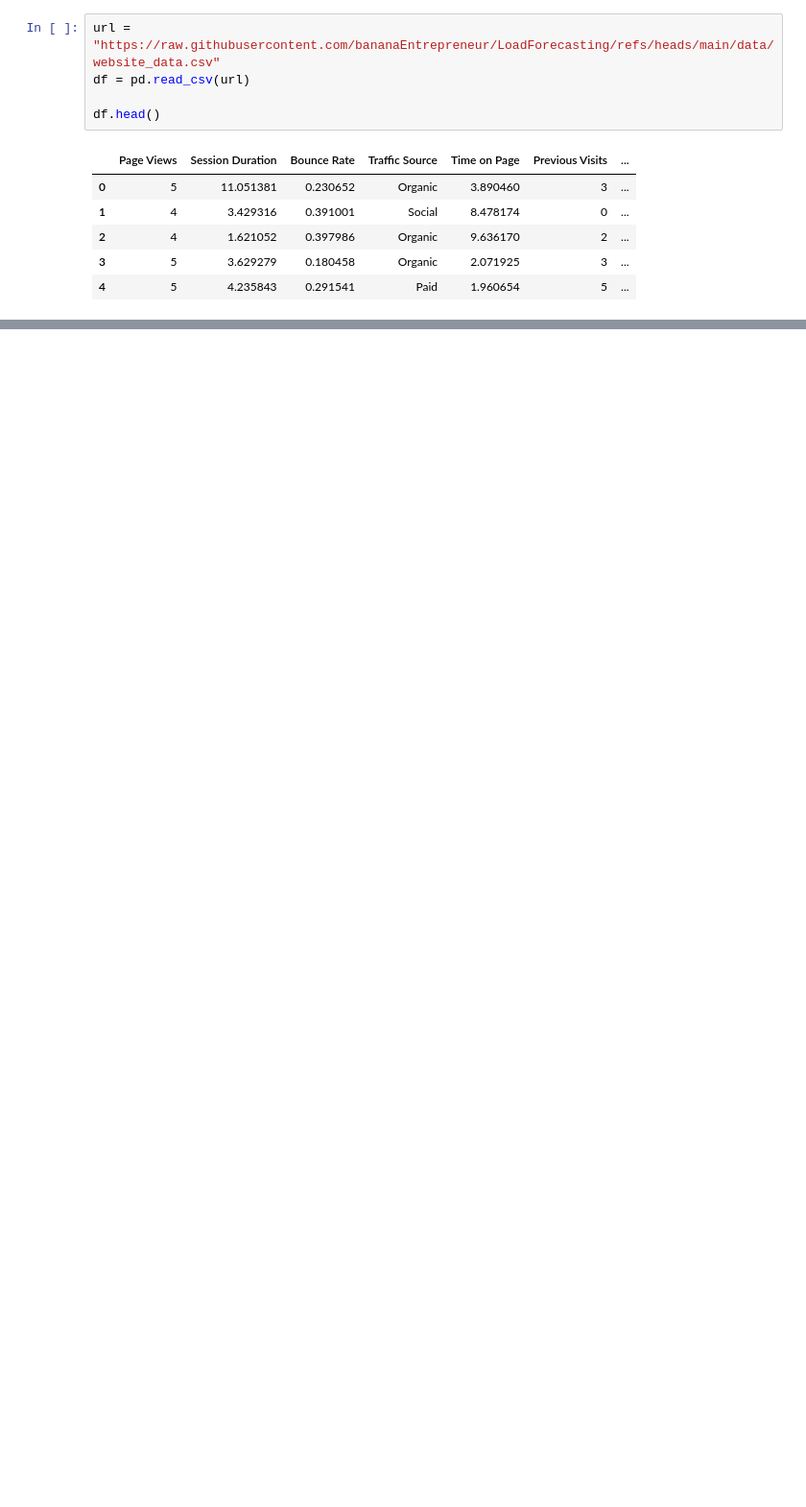
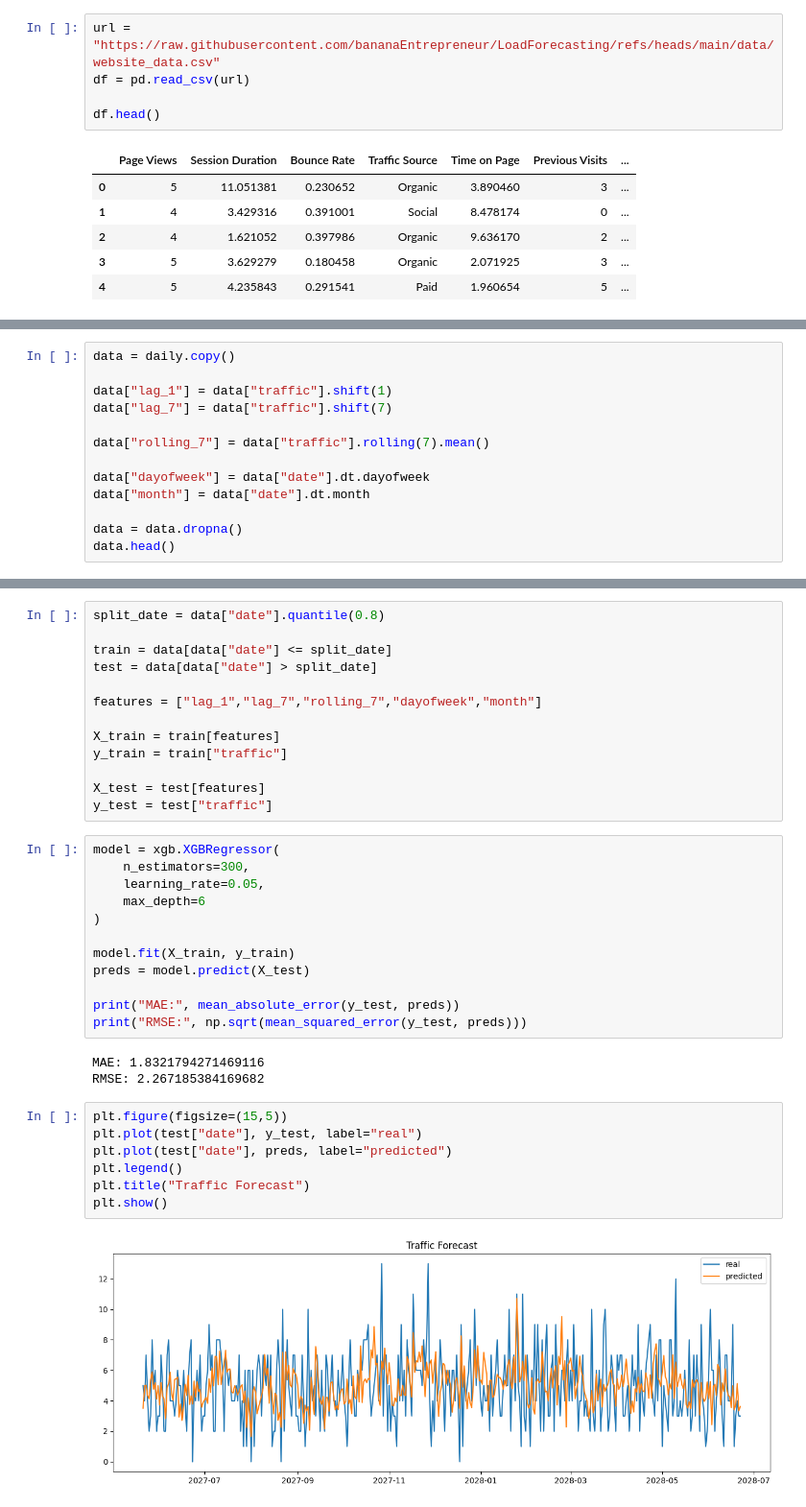
Before and after one commit to bananaEntrepreneur/LoadForecasting, a Jupyter notebook: research.ipynb, the cells around one changed output, grey strips where cells are left out. Shown at 96% size. Saved outputs shown, nothing was run; the diff lists cells and outputs as text; blank space fills up the shorter version.

Commit message:
feat: trained model

```diff
--- a/research.ipynb
+++ b/research.ipynb
@@ -16,0 +46,13 @@ df.head()
+# %%
+data = daily.copy()
+
+data["lag_1"] = data["traffic"].shift(1)
+data["lag_7"] = data["traffic"].shift(7)
+
+data["rolling_7"] = data["traffic"].rolling(7).mean()
+
+data["dayofweek"] = data["date"].dt.dayofweek
+data["month"] = data["date"].dt.month
+
+data = data.dropna()
+data.head()
@@ -16,0 +66,37 @@ df.head()
+# %%
+split_date = data["date"].quantile(0.8)
+
+train = data[data["date"] <= split_date]
+test = data[data["date"] > split_date]
+
+features = ["lag_1","lag_7","rolling_7","dayofweek","month"]
+
+X_train = train[features]
+y_train = train["traffic"]
+
+X_test = test[features]
+y_test = test["traffic"]
+# %%
+model = xgb.XGBRegressor(
+    n_estimators=300,
+    learning_rate=0.05,
+    max_depth=6
+)
+
+model.fit(X_train, y_train)
+preds = model.predict(X_test)
+
+print("MAE:", mean_absolute_error(y_test, preds))
+print("RMSE:", np.sqrt(mean_squared_error(y_test, preds)))
+# %% [output]
+MAE: 1.8321794271469116
+RMSE: 2.267185384169682
+# %%
+plt.figure(figsize=(15,5))
+plt.plot(test["date"], y_test, label="real")
+plt.plot(test["date"], preds, label="predicted")
+plt.legend()
+plt.title("Traffic Forecast")
+plt.show()
+# %% [output]
+[figure, added]
```
Also changed, not shown: parts of 7 cells of this notebook.
